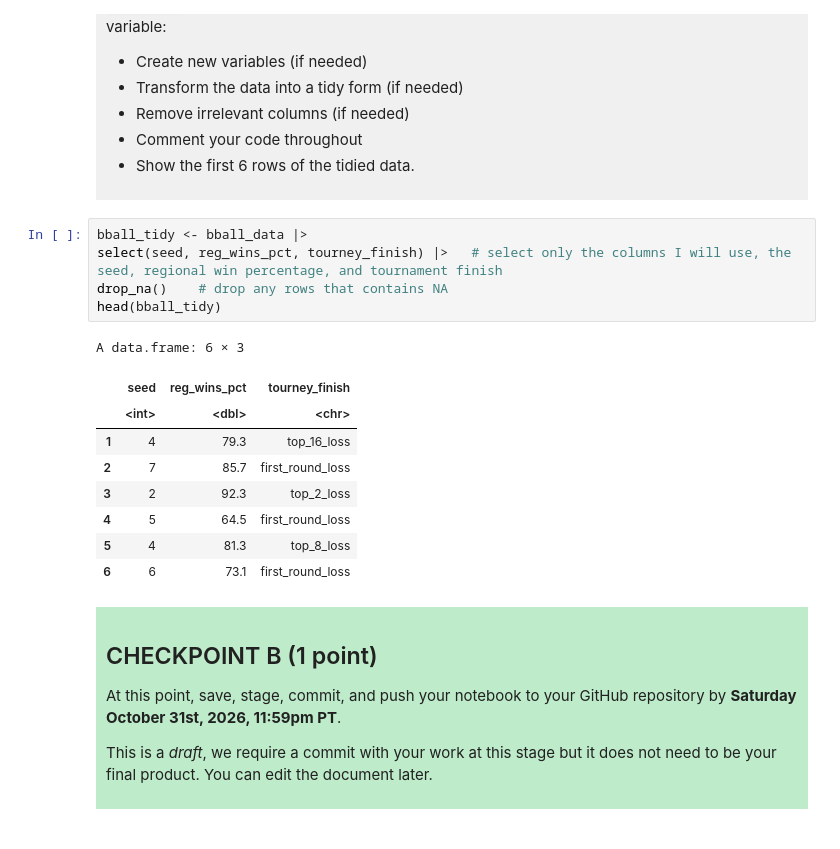
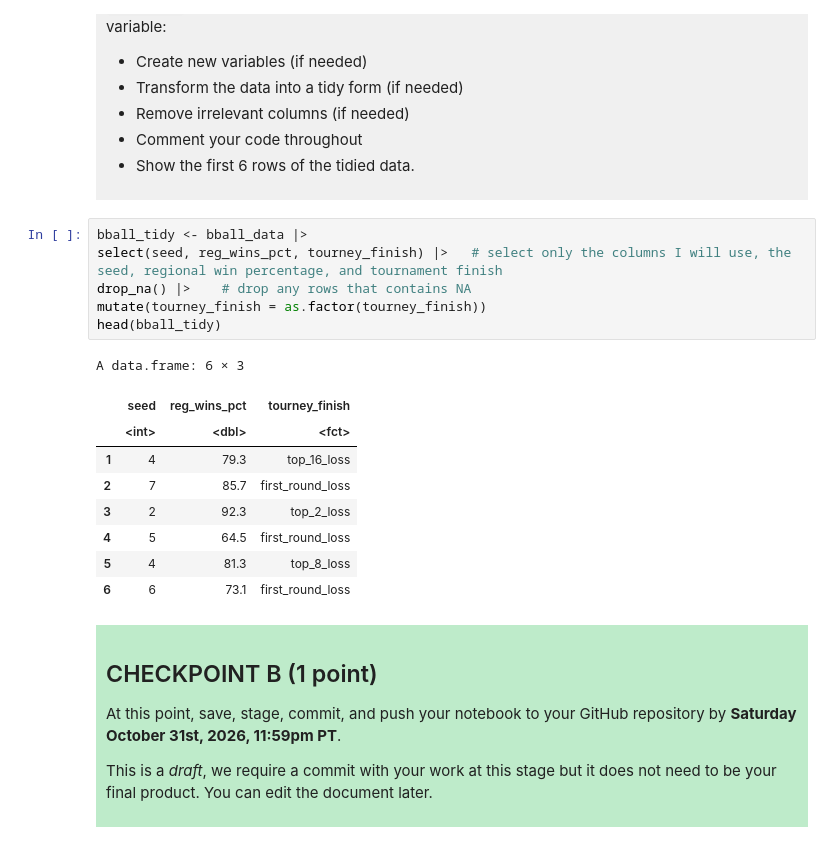
Before and after one commit to JessicaXJI/DSCI-100-Project-Jessica-Ji, a Jupyter notebook: dsci-100-project-notebook.ipynb, the cells around one changed output. Saved outputs shown, nothing was run; the diff lists cells and outputs as text.

```diff
--- a/dsci-100-project-notebook.ipynb
+++ b/dsci-100-project-notebook.ipynb
@@ -221,12 +221,13 @@ Produce a tidy data set that could be used to answer your research question usin
 # %%
 bball_tidy <- bball_data |>
 select(seed, reg_wins_pct, tourney_finish) |>   # select only the columns I will use, the seed, regional win percentage, and tournament finish
-drop_na()    # drop any rows that contains NA
+drop_na() |>    # drop any rows that contains NA
+mutate(tourney_finish = as.factor(tourney_finish))
 head(bball_tidy)
 # %% [output]
 A data.frame: 6 × 3
 |  | seed | reg_wins_pct | tourney_finish |
-|  | <int> | <dbl> | <chr> |
+|  | <int> | <dbl> | <fct> |
 | 1 | 4 | 79.3 | top_16_loss |
 | 2 | 7 | 85.7 | first_round_loss |
 | 3 | 2 | 92.3 | top_2_loss |
```
Also changed, not shown: parts of 10 cells of this notebook.
